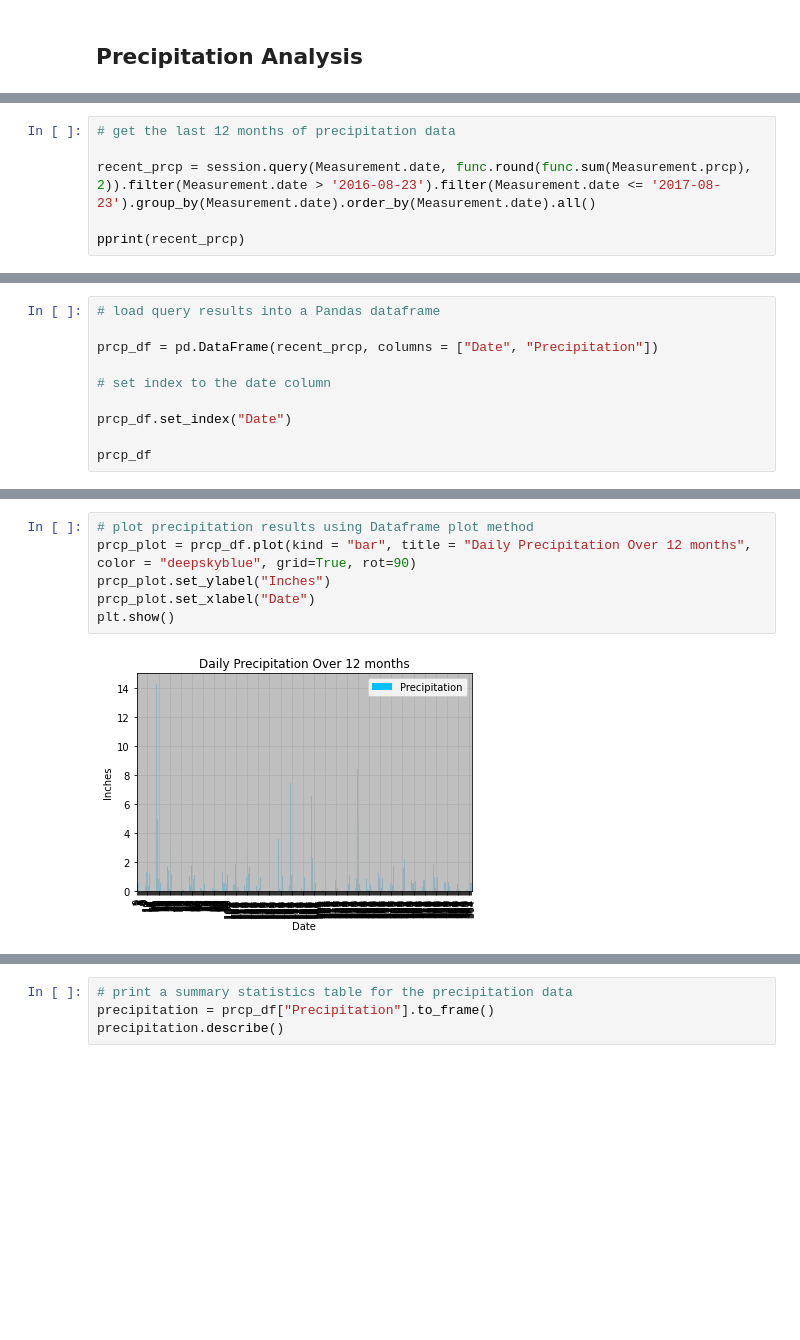
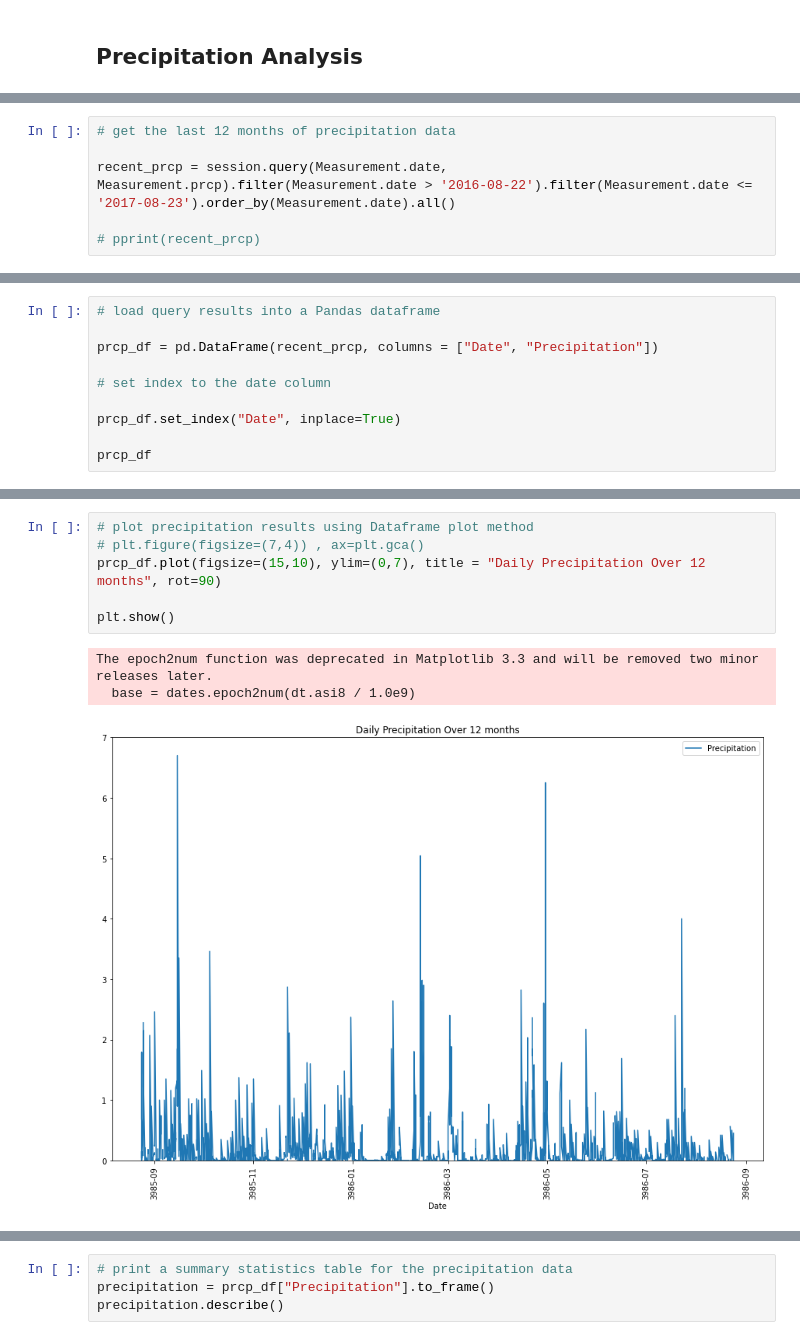
Before and after one commit to alplky/sqlalchemy-challenge, a Jupyter notebook: climate_analysis.ipynb, the cells around one changed output, grey strips where cells are left out. Cells and saved outputs as stored; diff of their text form; blank space fills up the shorter version.

Commit message:
getting closer with the graph but not quite there

```diff
--- a/climate_analysis.ipynb
+++ b/climate_analysis.ipynb
@@ -95,7 +95,7 @@ print(max_date)
 # %%
 # get the last 12 months of precipitation data
 
-recent_prcp = session.query(Measurement.date, func.round(func.sum(Measurement.prcp), 2)).filter(Measurement.date > '2016-08-23').filter(Measurement.date <= '2017-08-23').group_by(Measurement.date).order_by(Measurement.date).all()
+recent_prcp = session.query(Measurement.date, Measurement.prcp).filter(Measurement.date > '2016-08-22').filter(Measurement.date <= '2017-08-23').order_by(Measurement.date).all()
 
-pprint(recent_prcp)
+# pprint(recent_prcp)
 # %% [output]
@@ -124,7 +107,7 @@ prcp_df = pd.DataFrame(recent_prcp, columns = ["Date", "Precipitation"])
 
 # set index to the date column
 
-prcp_df.set_index("Date")
+prcp_df.set_index("Date", inplace=True)
 
 prcp_df
 # %% [output]
@@ -156,11 +129,13 @@ DatetimeIndex(['2016-08-31', '2016-09-30', '2016-10-31', '2016-11-30',
 # %%
 # plot precipitation results using Dataframe plot method
-prcp_plot = prcp_df.plot(kind = "bar", title = "Daily Precipitation Over 12 months", color = "deepskyblue", grid=True, rot=90)
-prcp_plot.set_ylabel("Inches")
-prcp_plot.set_xlabel("Date")
+# plt.figure(figsize=(7,4)) , ax=plt.gca()
+prcp_df.plot(figsize=(15,10), ylim=(0,7), title = "Daily Precipitation Over 12 months", rot=90)
+
 plt.show()
 # %% [output]
+The epoch2num function was deprecated in Matplotlib 3.3 and will be removed two minor releases later.
+  base = dates.epoch2num(dt.asi8 / 1.0e9)
-[figure, old version]
+[figure, new version]
 [interactive output not drawn]
 # %%
 # print a summary statistics table for the precipitation data
```
Also changed, not shown: parts of 3 cells of this notebook.
